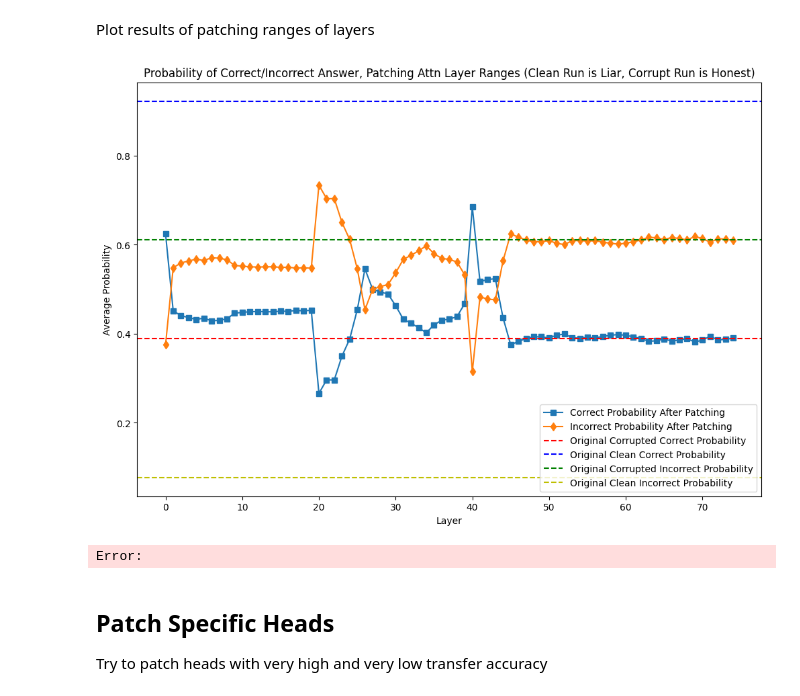
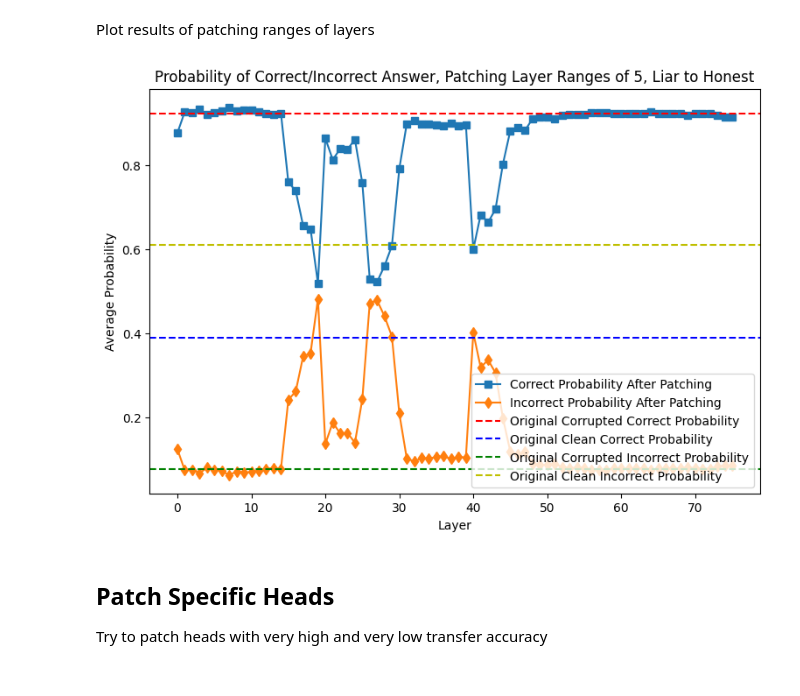
Before and after one commit to magikarp01/iti_capstone, a Jupyter notebook: patching.ipynb, the cells around one changed output. Cells and saved outputs as stored; diff of their text form; code cells hidden in the pictures.

```diff
--- a/patching.ipynb
+++ b/patching.ipynb
@@ -179,7 +179,7 @@ model_name = f"meta-llama/Llama-2-70b-chat-hf"
 api_key = "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"
 
 device = "cuda" #change when not running locally
-GPU_map = {0: "0GiB", 1: "0GiB", 2: "0GiB", 3: "0GiB", 4: "90GiB", 5: "80GiB", 6: "90GiB", 7: "90GiB"}
+GPU_map = {0: "90GiB", 1: "90GiB", 2: "90GiB", 3: "90GiB"}
 device = 0
 
 weights_dir = f"{os.getcwd()}/llama-weights-70b"
@@ -500,12 +500,12 @@ Patch ranges of layers
 # %%
 range_patch_probs = {"True": {}, "False": {}, "Correct": {}, "Incorrect": {}}
 # layer_ranges = [(0, 10), (10, 20), (20, 30), (30, 40), (40, 50), (50, 60), (60, 70), (70, 80)]
-layer_ranges = [(x, x+5) for x in range(0, 75)]
+layer_ranges = [(x, x+5) for x in range(0, 76)]
 
 for i, row in enumerate(tqdm(azaria_mitchell_facts[:20])):
     statement = azaria_mitchell_facts[i]["claim"]
 
-    text = create_prompt(statement, "liar") # corrupt run is liar
+    text = create_prompt(statement, "honest") # corrupt run is honest
 
     input_ids = torch.tensor(tokenizer(text)['input_ids']).unsqueeze(dim=0).to(device)
 
@@ -582,35 +582,34 @@ Plot results of patching ranges of layers
 # %%
 # Existing plot code for avg_og_correct_prob, avg_og_incorrect_prob, avg_patch_correct_probs, avg_patch_incorrect_probs...
 
 range_patch_correct_probs_array = np.array([list(range_patch_probs["Correct"][layer_range].values()) for layer_range in layer_ranges])
 range_patch_incorrect_probs_array = np.array([list(range_patch_probs["Incorrect"][layer_range].values()) for layer_range in layer_ranges])
 
 # Calculate average accuracies for range_patch_probs
 avg_range_patch_correct_probs = np.mean(range_patch_correct_probs_array, axis=1)
 avg_range_patch_incorrect_probs = np.mean(range_patch_incorrect_probs_array, axis=1)
 
-plt.figure(figsize=(12, 8))
+plt.figure(figsize=(9, 6))
 # Additional plots for range_patch_probs
 layer_range_indices = [start for start, end in layer_ranges]
 plt.plot(layer_range_indices, avg_range_patch_correct_probs, marker='s', linestyle='-', label='Correct Probability After Patching')
 plt.plot(layer_range_indices, avg_range_patch_incorrect_probs, marker='d', linestyle='-', label='Incorrect Probability After Patching')
 
 plt.axhline(y=avg_og_correct_prob, color='r', linestyle='--', label='Original Corrupted Correct Probability')
 plt.axhline(y=avg_og_clean_correct_prob, color='b', linestyle='--', label='Original Clean Correct Probability')
 
 plt.axhline(y=avg_og_incorrect_prob, color='g', linestyle='--', label='Original Corrupted Incorrect Probability')
 plt.axhline(y=avg_og_clean_incorrect_prob, color='y', linestyle='--', label='Original Clean Incorrect Probability')
 
 
 # Add labels and legend
 plt.xlabel('Layer')
 plt.ylabel('Average Probability')
 plt.legend(loc="lower right")
-plt.title("Probability of Correct/Incorrect Answer, Patching Attn Layer Ranges of 5 (Clean Run is Liar, Corrupt Run is Honest)")
+plt.title("Probability of Correct/Incorrect Answer, Patching Layer Ranges of 5, Liar to Honest")
 plt.show()
 # %% [output]
-[figure, old version]
+[figure, new version]
-Error:
 # %% [markdown]
 ## Patch Specific Heads
 
```
Also changed, not shown: parts of 2 cells of this notebook, 4 other files.
